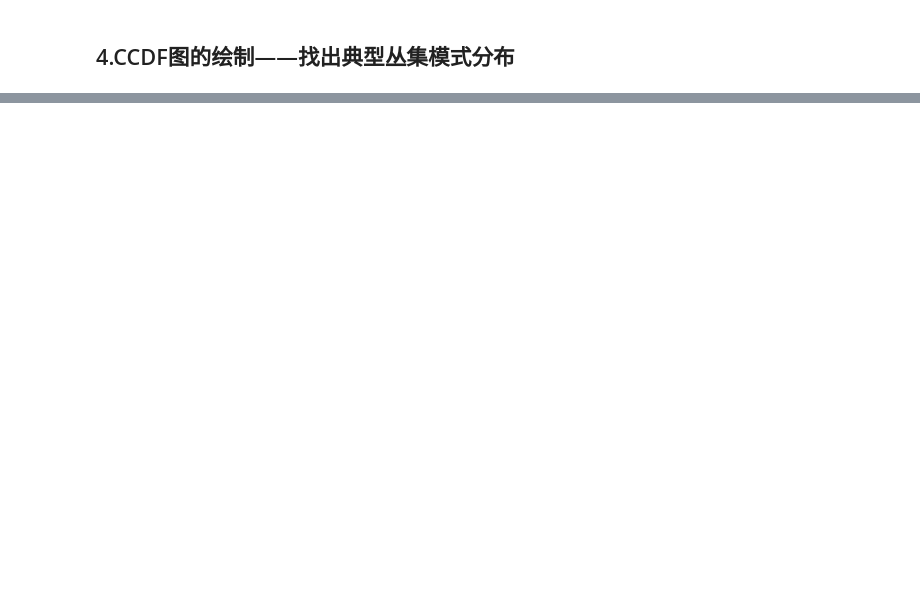
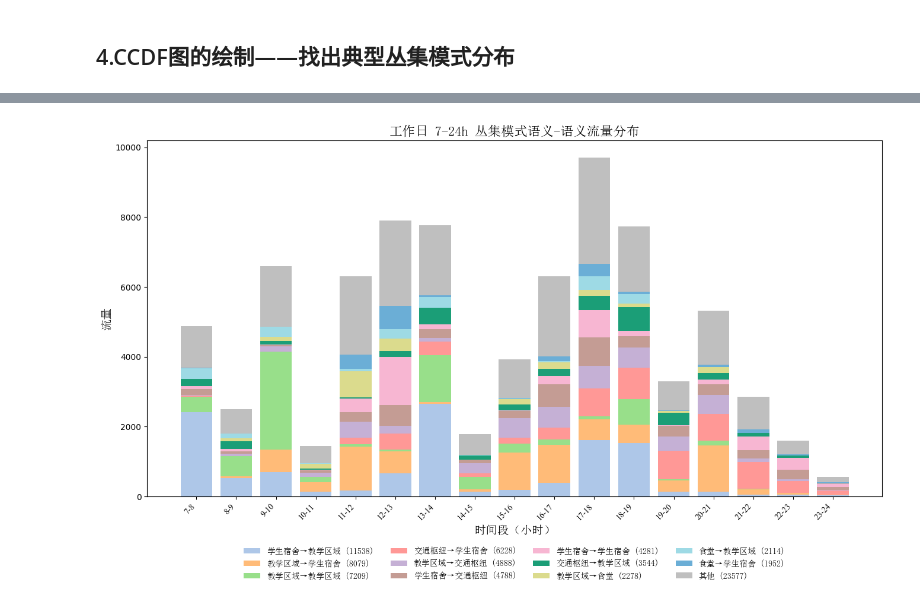
Before and after one commit to LinYuQi00/shared_bike_pattern_mining, a Jupyter notebook: 01_cluster_pattern_analysis.ipynb, the cells around one changed output, grey strips where cells are left out. Saved outputs shown, nothing was run; the diff lists cells and outputs as text; code cells hidden in the pictures; blank space fills up the shorter version.

```diff
--- a/01_cluster_pattern_analysis.ipynb
+++ b/01_cluster_pattern_analysis.ipynb
@@ -479,0 +688,26 @@ fig.savefig("01_cluster_flow_ccdf_工作日_17.png", dpi=500)
+# %%
+OD_COLOR_LIST_50 = [
+    # --- 原有主色（稳定区分） ---
+    "#AEC7E8", "#FFBB78", "#98DF8A", "#FF9896", "#C5B0D5",
+    "#C49C94", "#F7B6D2", "#1B9E77", "#DBDB8D", "#9EDAE5",
+
+    "#6BAED6", "#FD8D3C", "#74C476", "#F16913", "#9E9AC8",
+    "#8C6D31", "#E377C2", "#7F7F7F", "#BCBD22", "#17BECF",
+
+    "#80B1D3", "#FDB462", "#B3DE69", "#FB8072", "#BEBADA",
+    "#FCCDE5", "#D9D9D9", "#FFFFB3", "#8DD3C7", "#CCEBC5",
+
+    "#BC80BD", "#FFED6F", "#A6CEE3", "#B2DF8A", "#FB9A99",
+    "#CAB2D6", "#FFFFCC", "#1F78B4", "#33A02C", "#E31A1C",
+
+    "#66C2A5",  # 青绿
+    "#FC8D62",  # 柔橙红
+    "#8DA0CB",  # 冷紫蓝
+    "#E5C494",  # 米棕
+    "#FFD92F",  # 柔黄
+    "#A6D854",  # 嫩绿
+    "#E78AC3",  # 淡玫红
+    "#B3B3B3",  # 中性灰
+    "#1B9E77",  # 深青（少量对照）
+    "#D95F02"   # 深橙（少量对照）
+]
@@ -479,0 +944,21 @@ fig.savefig("01_cluster_flow_ccdf_工作日_17.png", dpi=500)
+# %%
+from matplotlib.font_manager import FontProperties
+
+font_cn = FontProperties(fname=r"C:\Windows\Fonts\simsun.ttc")
+font_en = FontProperties(fname=r"C:\Windows\Fonts\times.ttf")
+
+fig = plot_top_od_stacked_bar_by_hour(
+    folder_path=r"H:\code\shared_bike_pattern_mining\data\24_weekday_weekend_clusters",
+    day_type="工作日",
+    start_hour=7,
+    end_hour=23,
+    top_pct=1,
+    max_od_labels=11,
+    figsize=(16, 10),
+    font_cn=font_cn,
+    font_en=font_en
+)
+
+fig.savefig("01_cluster_pattern_7_23_workday.png", dpi=500)
+# %% [output]
+[figure, added]
```
Also changed, not shown: parts of 10 cells of this notebook, 5 other files.
